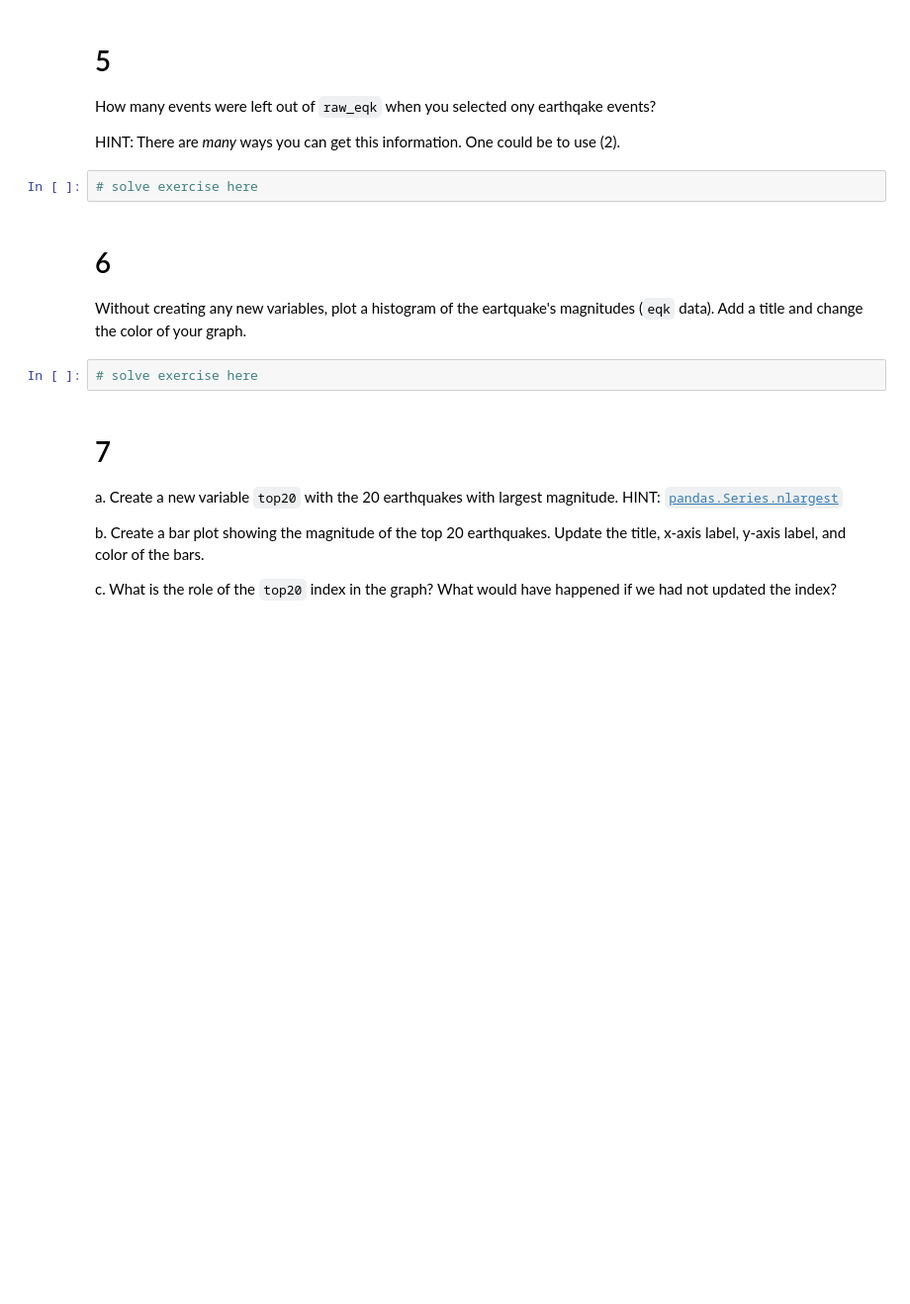
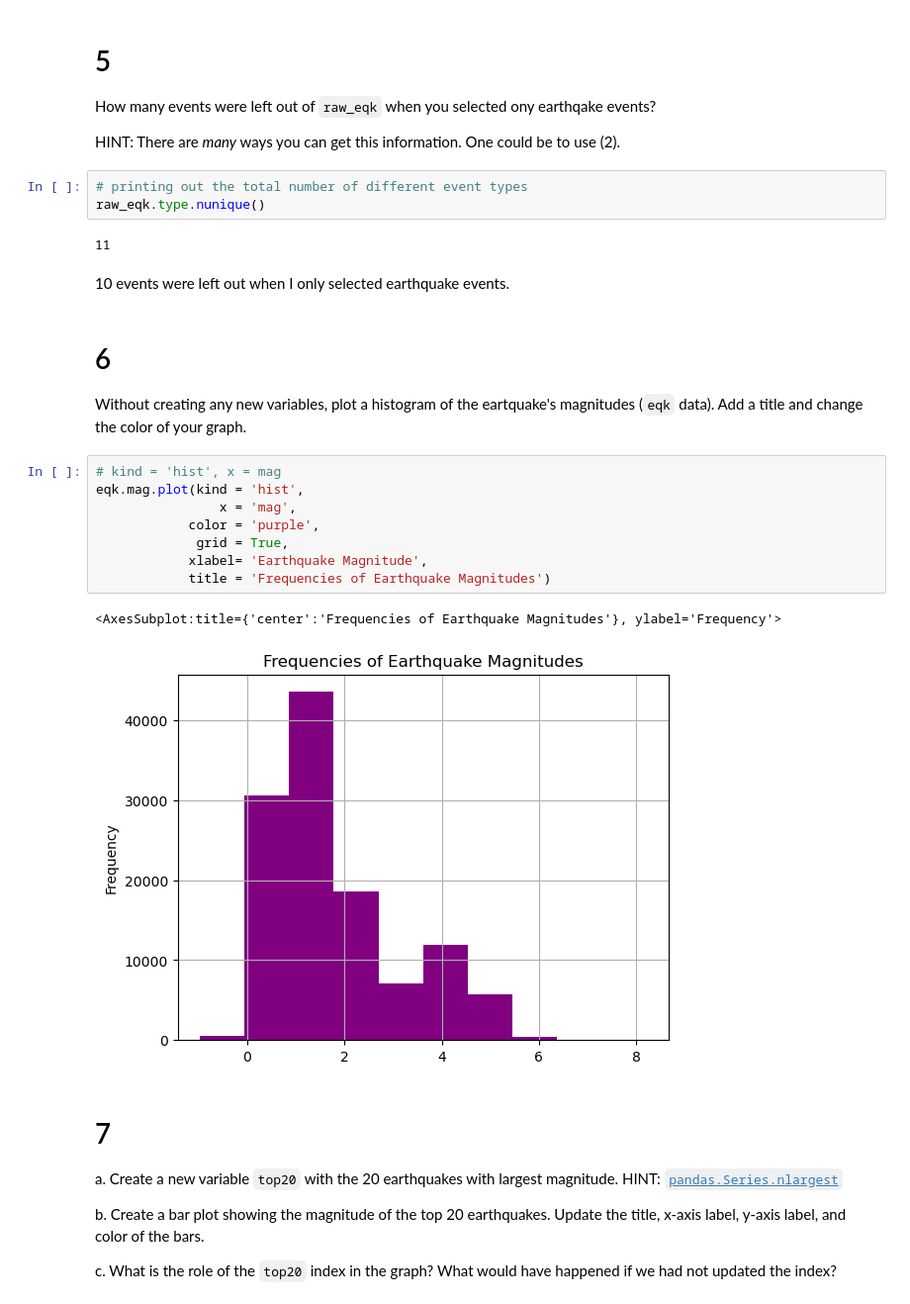
Before and after one commit to mariamkg00/eds220-hwk-1, a Jupyter notebook: hwk1-task4.ipynb, the cells around one changed output. Shown: that part at 99% size. Drawn from its saved outputs; the diff is of its cells as text; blank space fills up the shorter version.

```diff
--- a/hwk1-task4.ipynb
+++ b/hwk1-task4.ipynb
@@ -121,13 +121,27 @@ eqk.head(3)
 How many events were left out of `raw_eqk` when you selected ony earthqake events?
 
 HINT: There are *many* ways you can get this information. One could be to use (2).
-# %%
-# solve exercise here
+# %%
+# printing out the total number of different event types
+raw_eqk.type.nunique()
+# %% [output]
+11
+# %% [markdown]
+10 events were left out when I only selected earthquake events.
 # %% [markdown]
 # 6
 Without creating any new variables, plot a histogram of the eartquake's magnitudes (`eqk` data). Add a title and change the color of your graph.
-# %%
-# solve exercise here
+# %%
+# kind = 'hist', x = mag
+eqk.mag.plot(kind = 'hist',
+                x = 'mag',
+            color = 'purple',
+             grid = True,
+            xlabel= 'Earthquake Magnitude',
+            title = 'Frequencies of Earthquake Magnitudes')
+# %% [output]
+<AxesSubplot:title={'center':'Frequencies of Earthquake Magnitudes'}, ylabel='Frequency'>
+[figure, added]
 # %% [markdown]
 # 7
 
```
Also changed, not shown: parts of 3 cells of this notebook.
